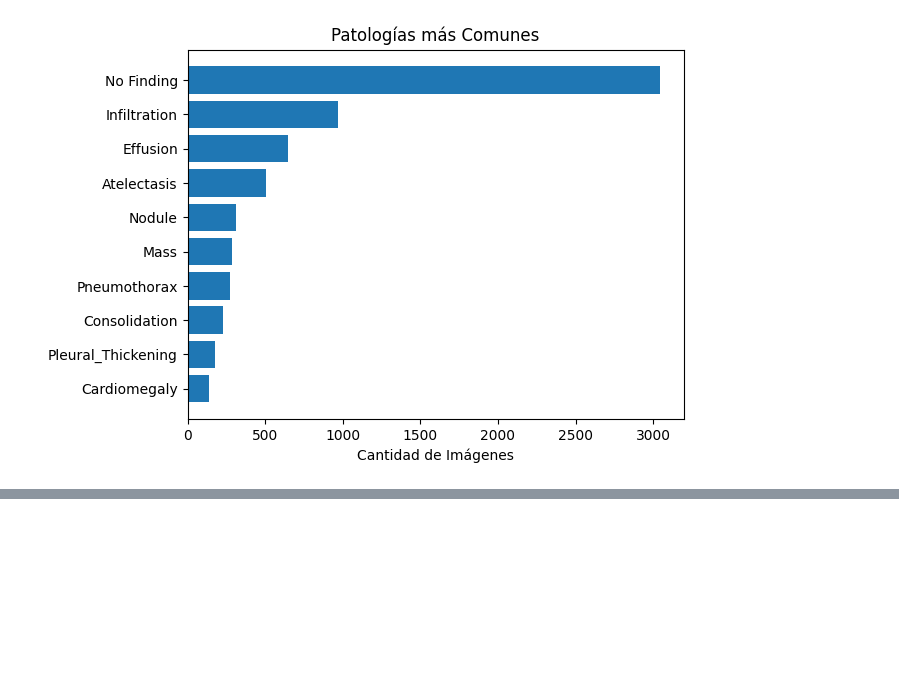
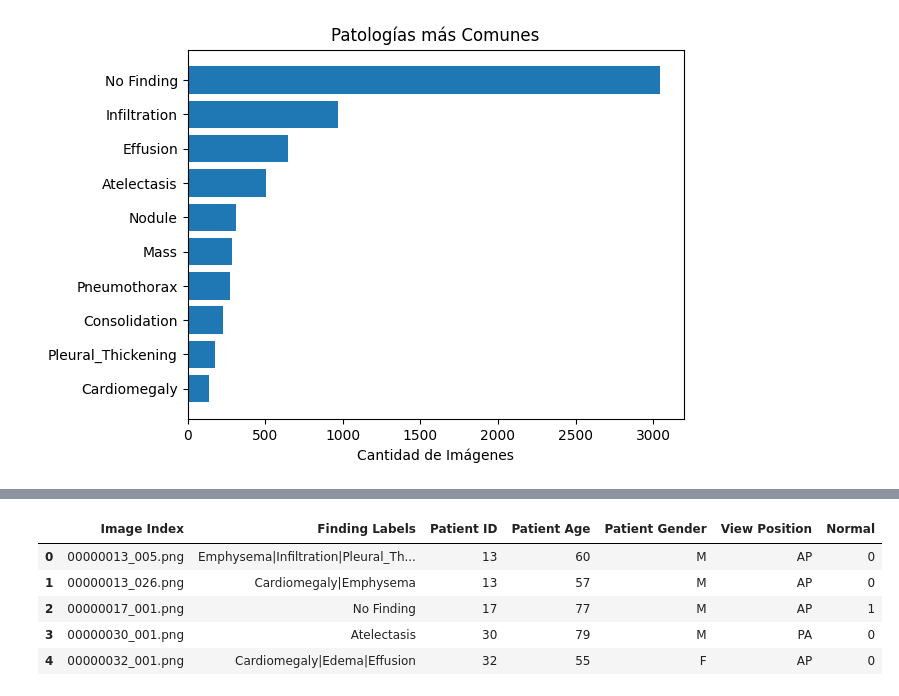
Before and after one commit to MiroshnitshenkoC/Data-Science-Miroshnitshenko-, a Jupyter notebook: Proyecto_Latido.ipynb, the cells around one changed output, grey strips where cells are left out. Cells and saved outputs as stored; diff of their text form; code cells hidden in the pictures; blank space fills up the shorter version.

```diff
--- a/Proyecto_Latido.ipynb
+++ b/Proyecto_Latido.ipynb
@@ -327,0 +354,12 @@ plt.show()
+# %%
+# Creamos sin querer otra columna asi que hay que borrarla
+
+#df_copy= df_copy.drop(columns=["Normal/No Normal"])
+display(df_copy.head())
+# %% [output]
+|  | Image Index | Finding Labels | Patient ID | Patient Age | Patient Gender | View Position | Normal |
+| 0 | 00000013_005.png | Emphysema|Infiltration|Pleural_Th... | 13 | 60 | M | AP | 0 |
+| 1 | 00000013_026.png | Cardiomegaly|Emphysema | 13 | 57 | M | AP | 0 |
+| 2 | 00000017_001.png | No Finding | 17 | 77 | M | AP | 1 |
+| 3 | 00000030_001.png | Atelectasis | 30 | 79 | M | PA | 0 |
+| 4 | 00000032_001.png | Cardiomegaly|Edema|Effusion | 32 | 55 | F | AP | 0 |
```
Also changed, not shown: parts of 25 cells of this notebook.
